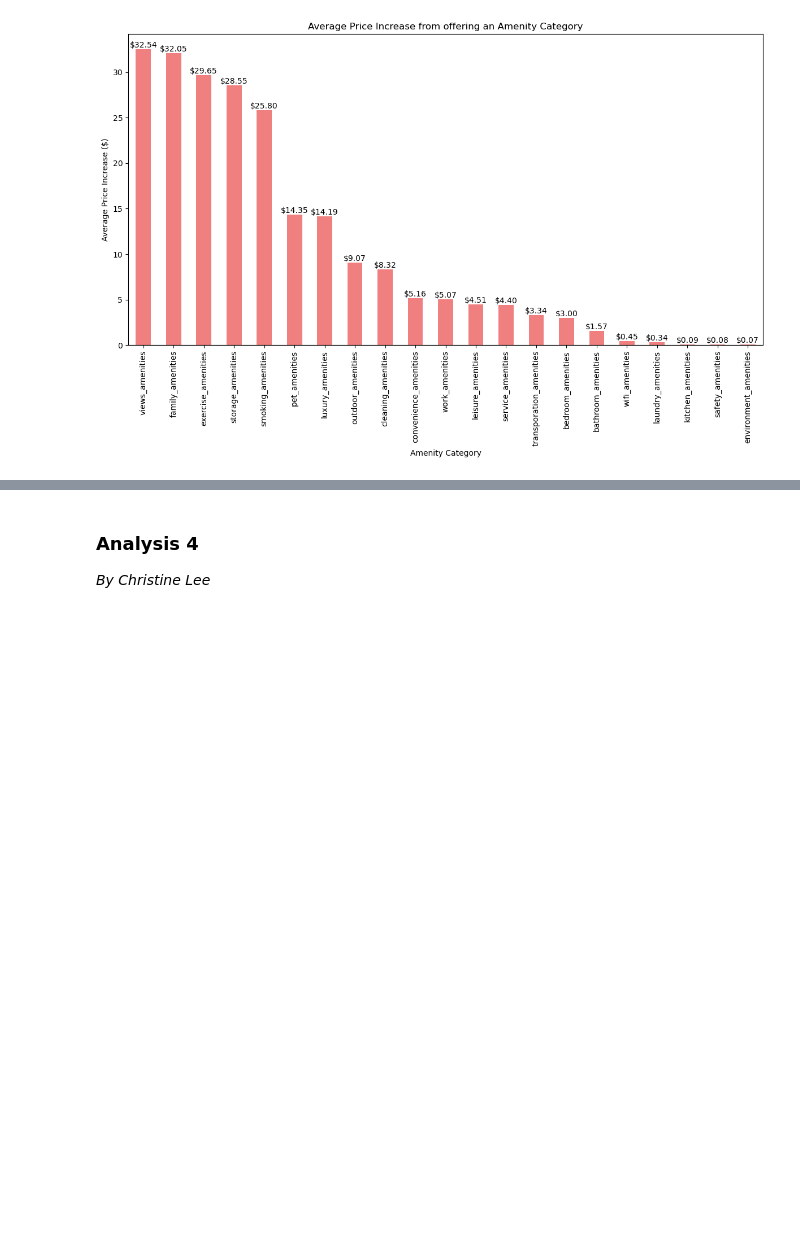
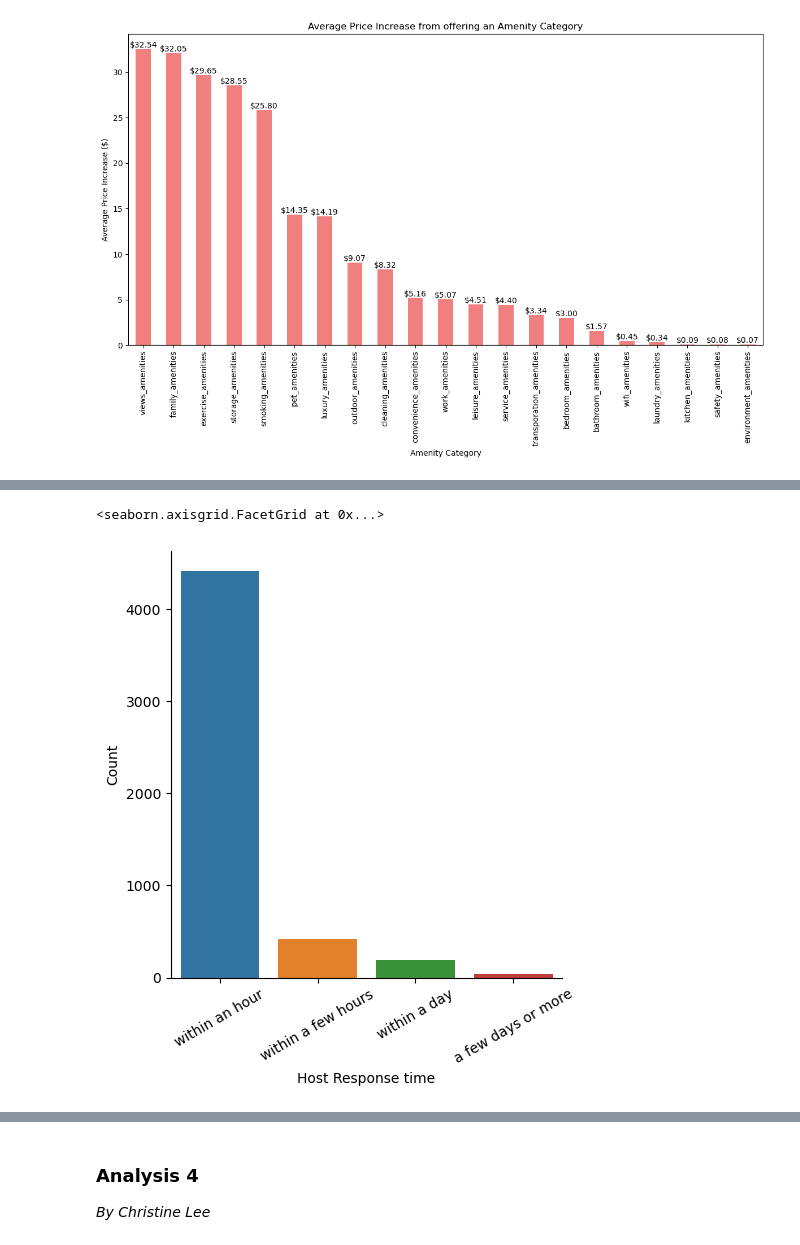
Before and after one commit to chrispylee123/seoulmates, a Jupyter notebook: Project Code/Project Code_v3.ipynb, the cells around one changed output, grey strips where cells are left out. Cells and saved outputs as stored; diff of their text form; code cells hidden in the pictures; blank space fills up the shorter version.

```diff
--- a/Project Code/Project Code_v3.ipynb
+++ b/Project Code/Project Code_v3.ipynb
@@ -556,0 +570,7 @@ plt.show()
+# %%
+a = sns.catplot(data = listings, x = 'host_response_time', kind = 'count',)
+a.set_axis_labels("Host Response time", "Count")
+a.set_xticklabels(rotation=30)
+# %% [output]
+<seaborn.axisgrid.FacetGrid at 0x...>
+[figure, added]
```
Also changed, not shown: parts of 21 cells of this notebook.
